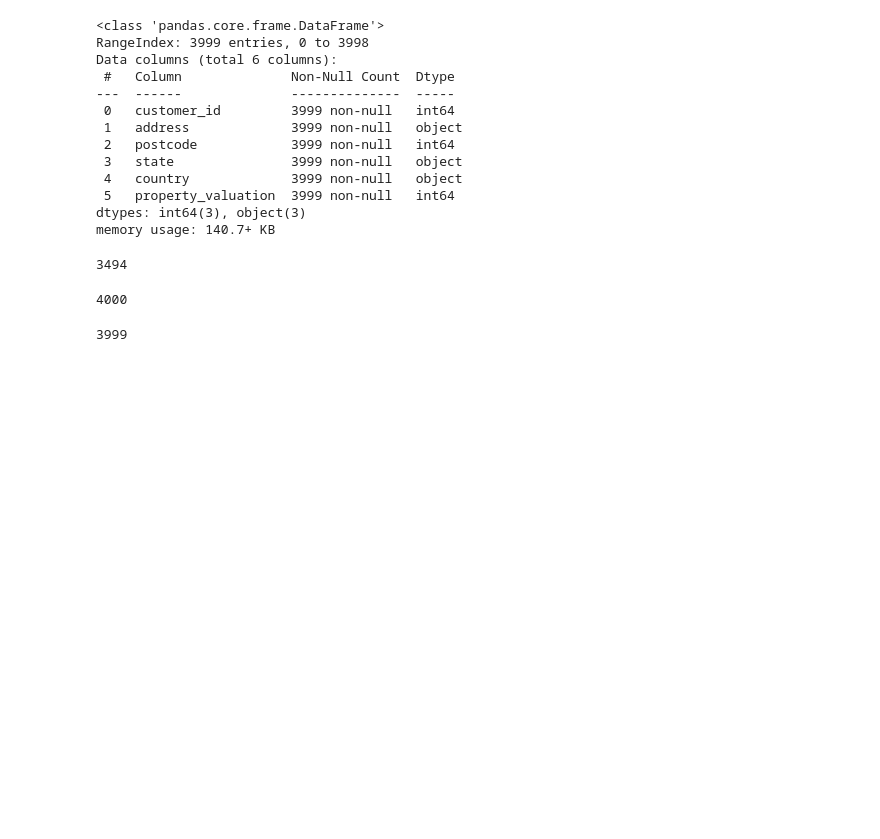
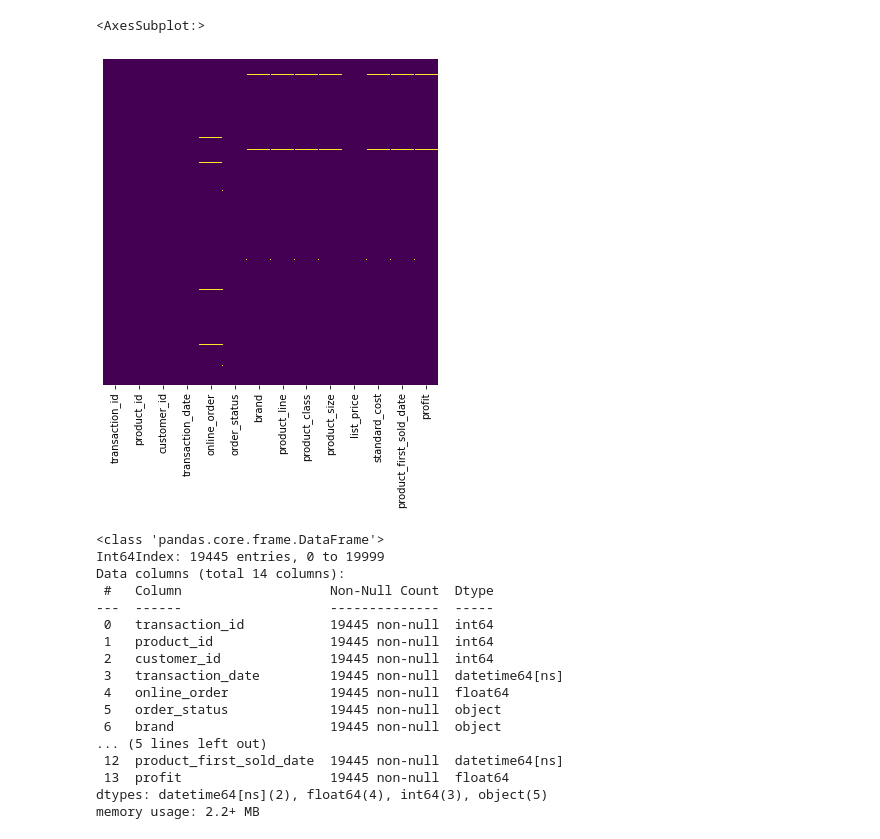
Before and after one commit to victordanok/KPMG-Forage-Internship, a Jupyter notebook: KPMG Module 1.ipynb, the cells around one changed output. Drawn from its saved outputs; the diff is of its cells as text; code cells hidden in the pictures; blank space fills up the shorter version.

```diff
--- a/KPMG Module 1.ipynb
+++ b/KPMG Module 1.ipynb
@@ -44 +279,3 @@ trans.customer_id.nunique()
+# %%
+trans['profit'] = trans.list_price -trans.standard_cost
 # %%
@@ -66,0 +310,8 @@ memory usage: 265.7+ KB
+# %%
+#heatmap showing null values
+
+plt.figure(figsize=(6, 6))
+sns.heatmap(trans.isna(), yticklabels = False, cbar = False, cmap = 'viridis')
+# %% [output]
+<AxesSubplot:>
+[figure, added]
@@ -67,28 +320,20 @@ memory usage: 265.7+ KB
 # %%
-cadd.info()
+trans.info()
 # %% [output]
 <class 'pandas.core.frame.DataFrame'>
-RangeIndex: 3999 entries, 0 to 3998
-Data columns (total 6 columns):
- #   Column              Non-Null Count  Dtype
----  ------              --------------  -----
- 0   customer_id         3999 non-null   int64
- 1   address             3999 non-null   object
- 2   postcode            3999 non-null   int64
- 3   state               3999 non-null   object
- 4   country             3999 non-null   object
- 5   property_valuation  3999 non-null   int64
-dtypes: int64(3), object(3)
-memory usage: 140.7+ KB
+Int64Index: 19445 entries, 0 to 19999
+Data columns (total 14 columns):
+ #   Column                   Non-Null Count  Dtype
+---  ------                   --------------  -----
+ 0   transaction_id           19445 non-null  int64
+ 1   product_id               19445 non-null  int64
+ 2   customer_id              19445 non-null  int64
+ 3   transaction_date         19445 non-null  datetime64[ns]
+ 4   online_order             19445 non-null  float64
+ 5   order_status             19445 non-null  object
+ 6   brand                    19445 non-null  object
+... (5 lines left out)
+ 12  product_first_sold_date  19445 non-null  datetime64[ns]
+ 13  profit                   19445 non-null  float64
+dtypes: datetime64[ns](2), float64(4), int64(3), object(5)
+memory usage: 2.2+ MB
-# %%
-trans.customer_id.nunique()
-# %% [output]
-3494
-# %%
-cdem.customer_id.nunique()
-# %% [output]
-4000
-# %%
-cadd.customer_id.nunique()
-# %% [output]
-3999
```
Also changed, not shown: parts of 138 cells of this notebook.
